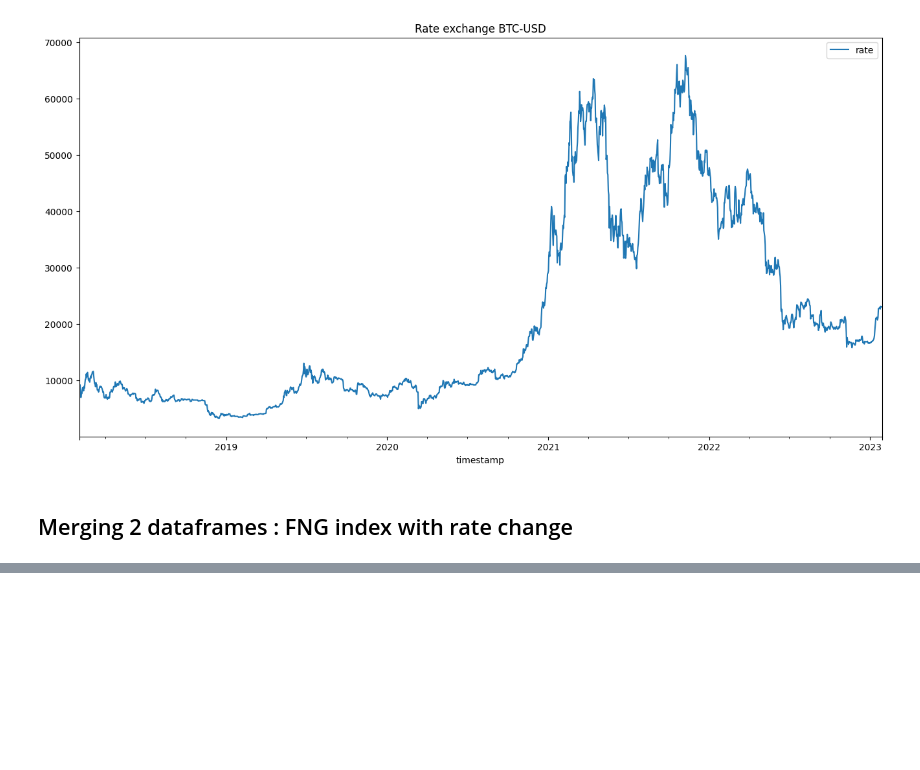
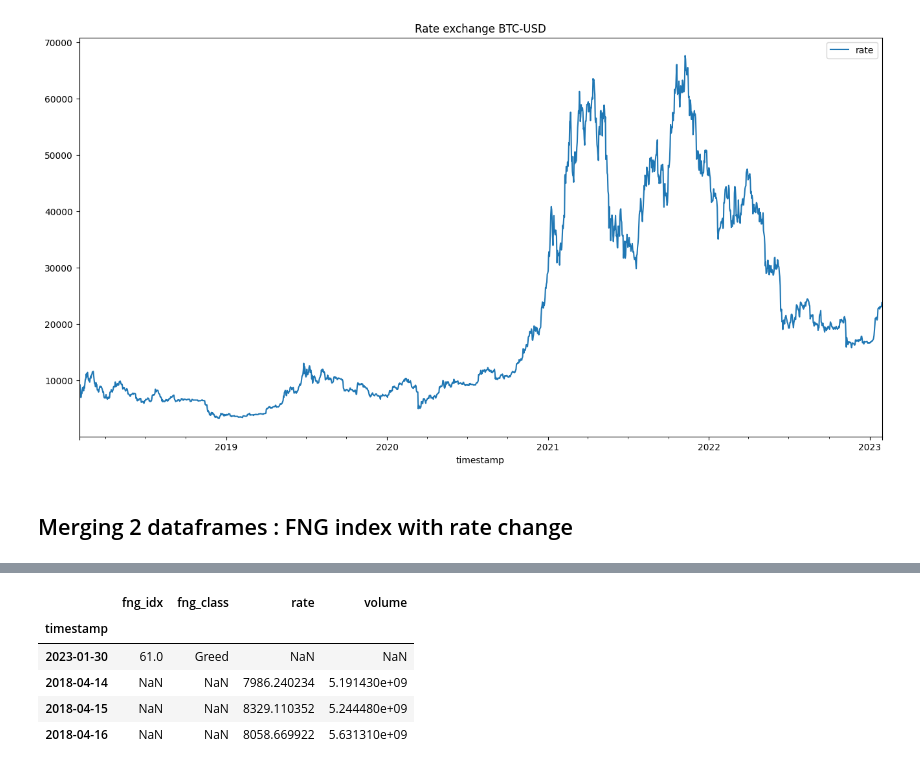
Before and after one commit to Ksyu22/crypto_prediction, a Jupyter notebook: notebooks/data.ipynb, the cells around one changed output, grey strips where cells are left out. Cells and saved outputs as stored; diff of their text form; code cells hidden in the pictures; blank space fills up the shorter version.

```diff
--- a/notebooks/data.ipynb
+++ b/notebooks/data.ipynb
@@ -433,0 +436,9 @@ df
+# %%
+test[test.isnull().any(axis=1)]
+# %% [output]
+|  | fng_idx | fng_class | rate | volume |
+| timestamp |  |  |  |  |
+| 2023-01-30 | 61.0 | Greed | NaN | NaN |
+| 2018-04-14 | NaN | NaN | 7986.240234 | 5.191430e+09 |
+| 2018-04-15 | NaN | NaN | 8329.110352 | 5.244480e+09 |
+| 2018-04-16 | NaN | NaN | 8058.669922 | 5.631310e+09 |
```
Also changed, not shown: parts of 21 cells of this notebook.
